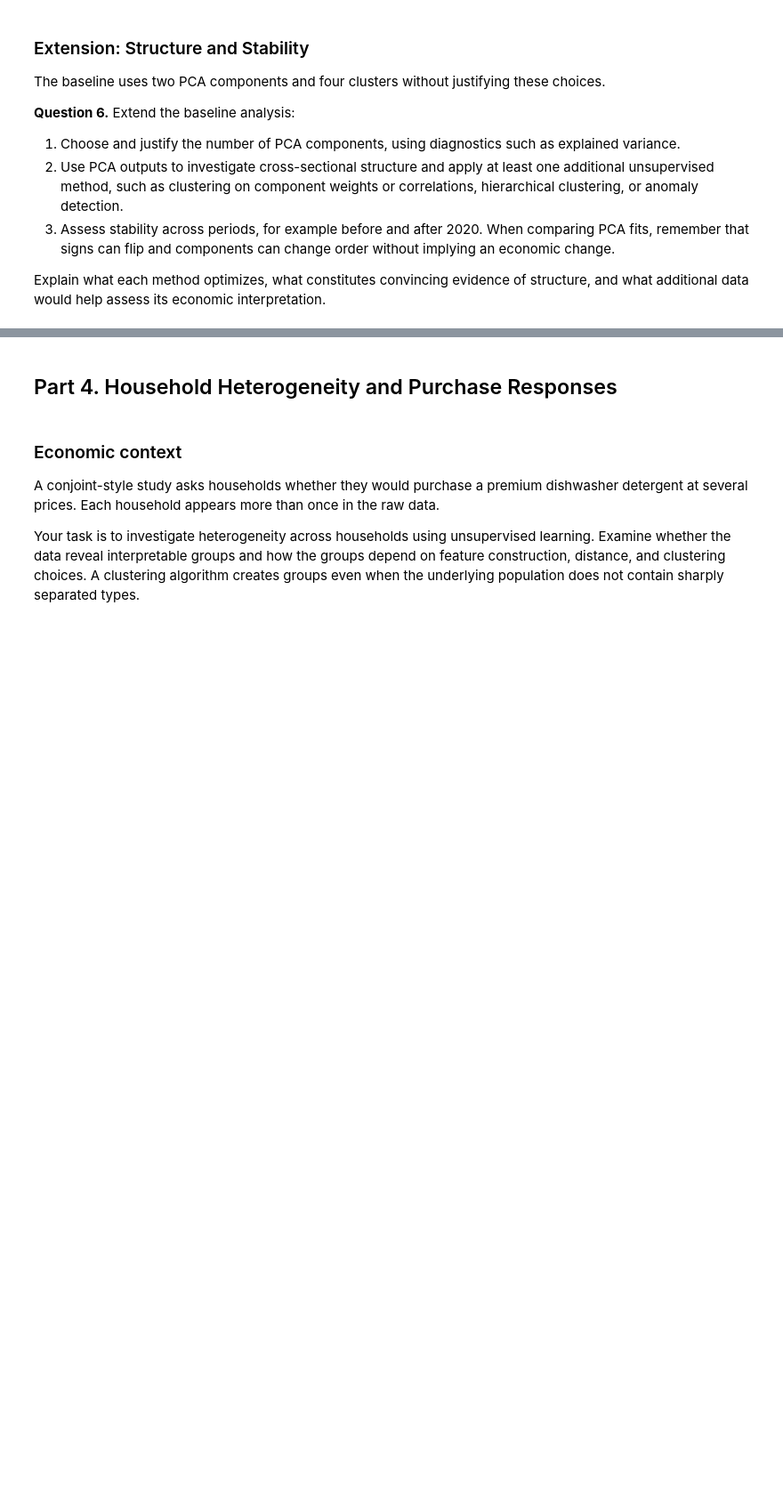
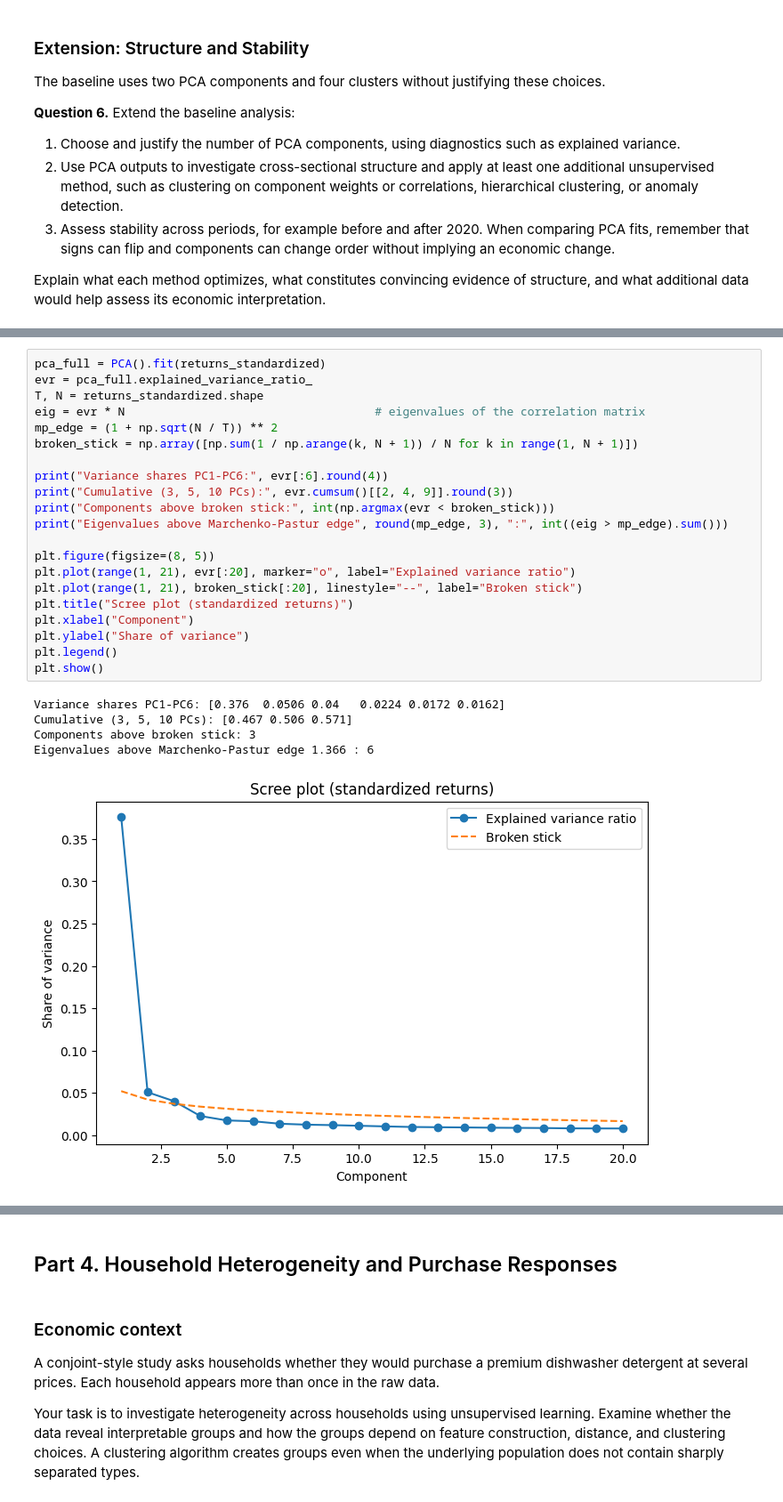
Before and after one commit to KEDES1998/ML_in_Econ, a Jupyter notebook: HW1/ML_Econ_2026_Problem_Set_1.ipynb, the cells around one changed output, grey strips where cells are left out. Shown at 89% size. Cells and saved outputs as stored; diff of their text form; blank space fills up the shorter version.

```diff
--- a/HW1/ML_Econ_2026_Problem_Set_1.ipynb
+++ b/HW1/ML_Econ_2026_Problem_Set_1.ipynb
@@ -860,0 +1534,27 @@ Explain what each method optimizes, what constitutes convincing evidence of stru
+# %%
+pca_full = PCA().fit(returns_standardized)
+evr = pca_full.explained_variance_ratio_
+T, N = returns_standardized.shape
+eig = evr * N                                    # eigenvalues of the correlation matrix
+mp_edge = (1 + np.sqrt(N / T)) ** 2
+broken_stick = np.array([np.sum(1 / np.arange(k, N + 1)) / N for k in range(1, N + 1)])
+
+print("Variance shares PC1-PC6:", evr[:6].round(4))
+print("Cumulative (3, 5, 10 PCs):", evr.cumsum()[[2, 4, 9]].round(3))
+print("Components above broken stick:", int(np.argmax(evr < broken_stick)))
+print("Eigenvalues above Marchenko-Pastur edge", round(mp_edge, 3), ":", int((eig > mp_edge).sum()))
+
+plt.figure(figsize=(8, 5))
+plt.plot(range(1, 21), evr[:20], marker="o", label="Explained variance ratio")
+plt.plot(range(1, 21), broken_stick[:20], linestyle="--", label="Broken stick")
+plt.title("Scree plot (standardized returns)")
+plt.xlabel("Component")
+plt.ylabel("Share of variance")
+plt.legend()
+plt.show()
+# %% [output]
+Variance shares PC1-PC6: [0.376  0.0506 0.04   0.0224 0.0172 0.0162]
+Cumulative (3, 5, 10 PCs): [0.467 0.506 0.571]
+Components above broken stick: 3
+Eigenvalues above Marchenko-Pastur edge 1.366 : 6
+[figure, added]
```
Also changed, not shown: parts of 115 cells of this notebook, 1 other file.
